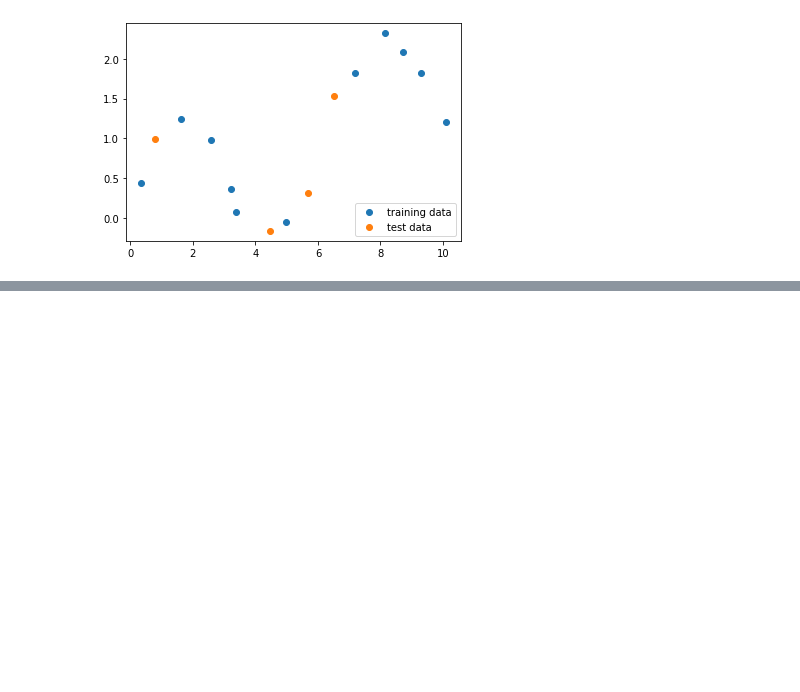
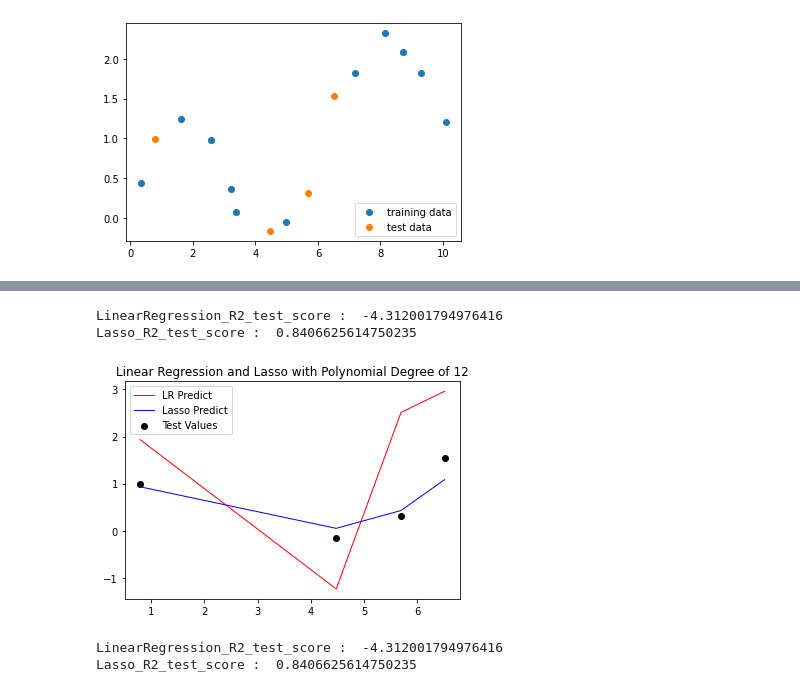
Before and after one commit to ashutosh-mtx/MachineLearning, a Jupyter notebook: ML_Assignment_1.ipynb, the cells around one changed output, grey strips where cells are left out. Drawn from its saved outputs; the diff is of its cells as text; code cells hidden in the pictures; blank space fills up the shorter version.

```diff
--- a/ML_Assignment_1.ipynb
+++ b/ML_Assignment_1.ipynb
@@ -37,0 +215,70 @@ print(X_train)
+# %%
+def answer_four():
+    import matplotlib.pyplot as plt
+    from sklearn.preprocessing import PolynomialFeatures
+    from sklearn.linear_model import Lasso, LinearRegression
+    #from sklearn.metrics.regression import r2_score
+
+    # Your code here
+    poly_d12 = PolynomialFeatures(degree=12)
+
+    X_polyd12_train = poly_d12.fit_transform(X_train.reshape(-1, 1))
+    X_polyd12_test = poly_d12.fit_transform(X_test.reshape(-1, 1))
+
+    lr_model = LinearRegression().fit(X_polyd12_train, y_train)
+    lr_score = lr_model.score(X_polyd12_test, y_test)
+
+    #print('(poly deg 2) linear model coeff (w):\n{}'
+     #.format(lr_model.coef_))
+
+    lasso_model = Lasso(alpha=0.01, max_iter=10000).fit(X_polyd12_train, y_train)
+    lasso_score = lasso_model.score(X_polyd12_test, y_test)
+
+    return lr_score, lasso_score # Your answer here
+
+(LinearRegression_R2_test_score, Lasso_R2_test_score) = answer_four()
+print("LinearRegression_R2_test_score : ", LinearRegression_R2_test_score)
+print("Lasso_R2_test_score : ", Lasso_R2_test_score)
+# %% [output]
+LinearRegression_R2_test_score :  -4.312001794976416
+Lasso_R2_test_score :  0.8406625614750235
+# %%
+def plot_answer_four():
+    import matplotlib.pyplot as plt
+    from sklearn.preprocessing import PolynomialFeatures
+    from sklearn.linear_model import Lasso, LinearRegression
+    #from sklearn.metrics.regression import r2_score
+
+    # Your code here
+    poly_d12 = PolynomialFeatures(degree=12)
+
+    X_polyd12_train = poly_d12.fit_transform(X_train.reshape(-1, 1))
+    X_polyd12_test = poly_d12.fit_transform(X_test.reshape(-1, 1))
+
+    lr_model = LinearRegression().fit(X_polyd12_train, y_train)
+    lr_score = lr_model.score(X_polyd12_test, y_test)
+
+    y_lr_pred = lr_model.predict(X_polyd12_test)
+
+    lasso_model = Lasso(alpha=0.01, max_iter=10000).fit(X_polyd12_train, y_train)
+    lasso_score = lasso_model.score(X_polyd12_test, y_test)
+
+    y_lasso_pred = lasso_model.predict(X_polyd12_test)
+
+    plt.figure()
+    plt.scatter(X_test, y_test,  color='black', label="Test Values")
+    plt.plot(X_test, y_lr_pred, color='red', linewidth=1, label="LR Predict")
+    plt.plot(X_test, y_lasso_pred, color='blue', linewidth=1, label="Lasso Predict")
+    plt.legend()
+    plt.title("Linear Regression and Lasso with Polynomial Degree of 12")
+    plt.show()
+
+    return lr_score, lasso_score # Your answer here
+
+(LinearRegression_R2_test_score, Lasso_R2_test_score) = plot_answer_four()
+print("LinearRegression_R2_test_score : ", LinearRegression_R2_test_score)
+print("Lasso_R2_test_score : ", Lasso_R2_test_score)
+# %% [output]
+[figure, added]
+LinearRegression_R2_test_score :  -4.312001794976416
+Lasso_R2_test_score :  0.8406625614750235
```
Also changed, not shown: parts of 25 cells of this notebook.
